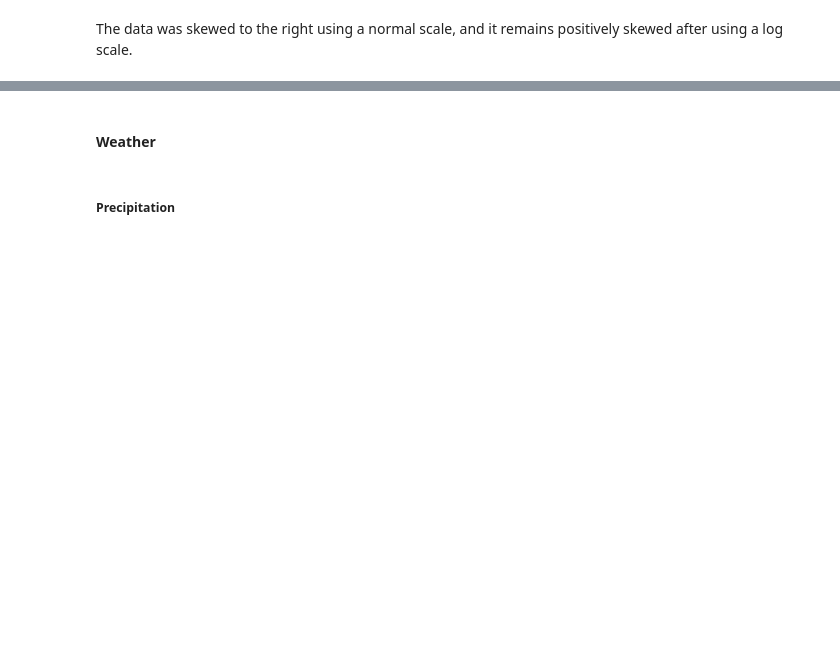
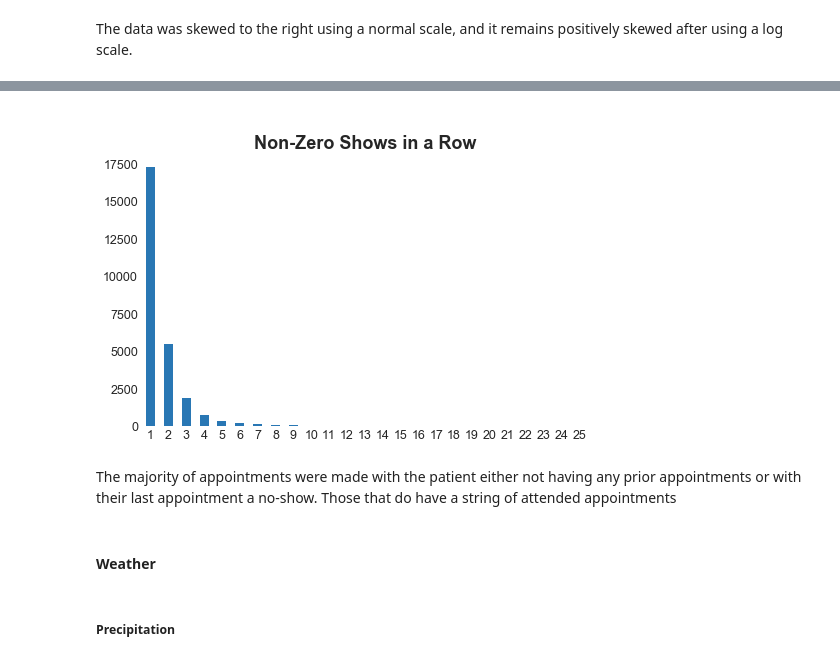
Before and after one commit to jaclynrich/appt-no-show, a Jupyter notebook: appt-no-show.ipynb, the cells around one changed output, grey strips where cells are left out. Saved outputs shown, nothing was run; the diff lists cells and outputs as text; code cells hidden in the pictures; blank space fills up the shorter version.

```diff
--- a/appt-no-show.ipynb
+++ b/appt-no-show.ipynb
@@ -1481,3 +1246,13 @@ plt.show();
+# %%
+fig, ax = plt.subplots(figsize = (8, 5))
+df['ShowsInARow'].value_counts()[1:].plot(kind = 'bar', color = '#2977B4')
+sns.despine(left = True, bottom = True)
+plt.xticks(rotation = 0)
+plt.title('\nNon-Zero Shows in a Row', fontsize = 18, fontweight = 'bold');
+# %% [output]
+[figure, added]
+# %% [markdown]
+The majority of appointments were made with the patient either not having any prior appointments or with their last appointment a no-show.  Those that do have a string of attended appointments
 # %% [markdown]
 #### Weather
 # %%
```
Also changed, not shown: parts of 94 cells of this notebook.
